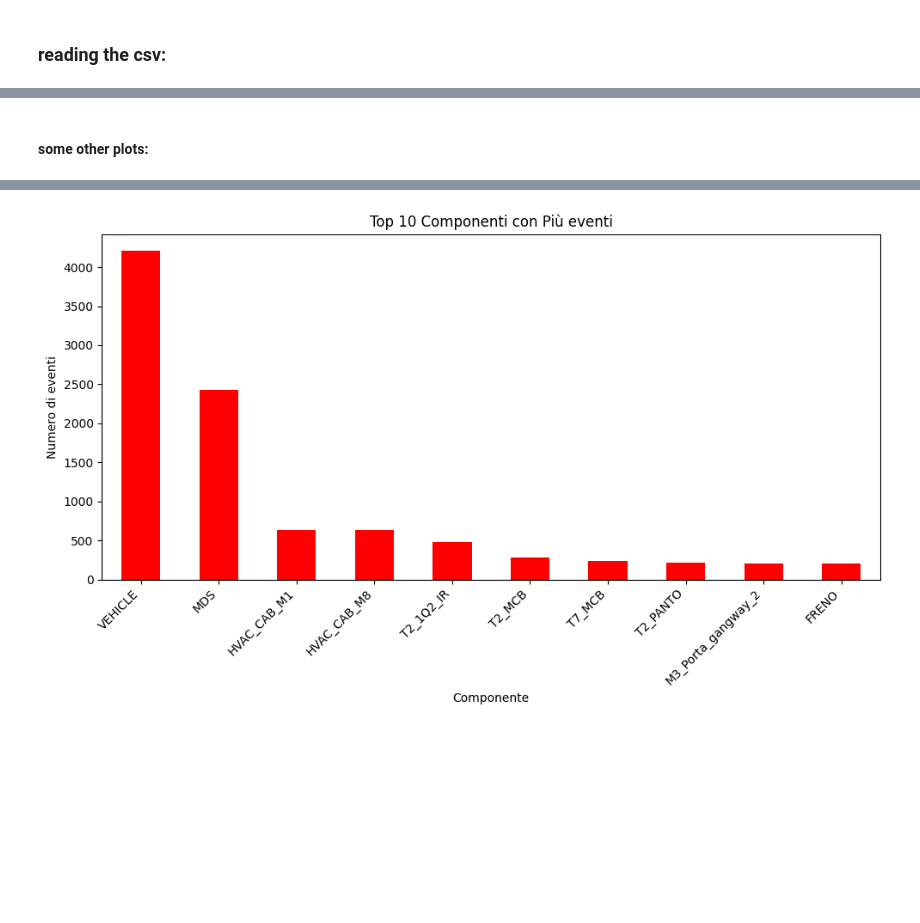
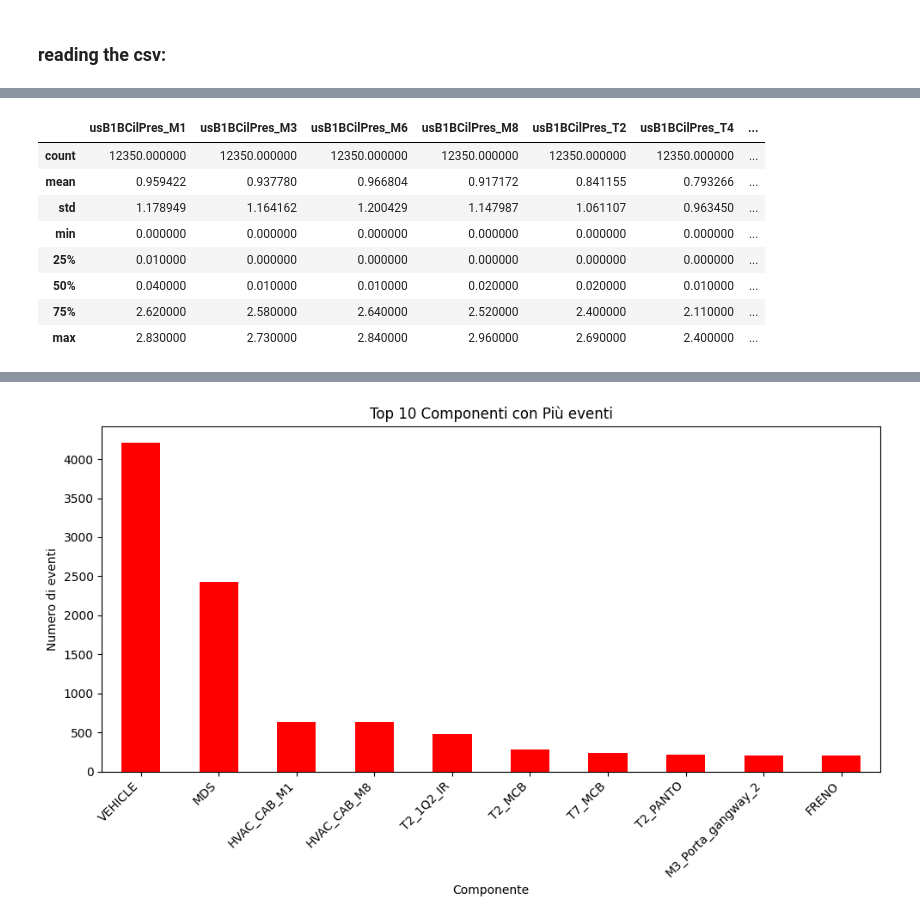
Before and after one commit to DISTA-IoT/Train_IIoT_SyntheticDataGeneration, a Jupyter notebook: synthetic_causal_system.ipynb, the cells around one changed output, grey strips where cells are left out. Drawn from its saved outputs; the diff is of its cells as text; code cells hidden in the pictures; blank space fills up the shorter version.

```diff
--- a/synthetic_causal_system.ipynb
+++ b/synthetic_causal_system.ipynb
@@ -243,0 +248,3 @@ We will use this to simulate:
+# %%
+for col in traction_control:
+    print(f'{col} has {len(dataset_new[col].unique())} unique vals')
@@ -244,50 +307,32 @@ We will use this to simulate:
 # %%
-train_state = [
-    'Durata',
-    'ldvveltreno',
-    'HMI_Iline',
-    'ldvvelimps',
-    'MDS_LedLimVel',
-    '_GPS_LAT',
-    '_GPS_LON']
-
-cab_control = [
-    'CabEnabled_M1',
-    'CabEnabled_M8',
-    'MDS_StatoMarcia',
-]
-
-traction_control = [
-    'HMI_Vline',
-    'LineVoltType',
-    'HMI_VBatt_T2', 'HMI_VBatt_T4', 'HMI_VBatt_T5', 'HMI_VBatt_T7',
-    'HMI_Irsts_T2', 'HMI_Irsts_T7']
-
 hydraulic = [
     'usB1BCilPres_M1',
     'usB1BCilPres_M3',
     'usB1BCilPres_M6',
     'usB1BCilPres_M8',
     'usB1BCilPres_T2',
     'usB1BCilPres_T4',
     'usB1BCilPres_T5',
     'usB1BCilPres_T7',
     'usB2BCilPres_M1',
     'usB2BCilPres_M3',
     'usB2BCilPres_M6',
     'usB2BCilPres_M8',
     'usB2BCilPres_T2',
     'usB2BCilPres_T4',
     'usB2BCilPres_T5',
     'usB2BCilPres_T7',
     'usBpPres', 'usMpPres'
 ]
 
-ertms = [
-    'ERTMS_PiastraSts',
-    'HMI_ACPntSts_T2', 'HMI_ACPntSts_T7', 'HMI_DCPntSts_T2', 'HMI_DCPntSts_T7',
-    'LineVoltType',
-    'HMI_impSIL'
-]
+dataset_new[[col for col in hydraulic]].describe()
+# %% [output]
+|  | usB1BCilPres_M1 | usB1BCilPres_M3 | usB1BCilPres_M6 | usB1BCilPres_M8 | usB1BCilPres_T2 | usB1BCilPres_T4 | ... |
+| count | 12350.000000 | 12350.000000 | 12350.000000 | 12350.000000 | 12350.000000 | 12350.000000 | ... |
+| mean | 0.959422 | 0.937780 | 0.966804 | 0.917172 | 0.841155 | 0.793266 | ... |
+| std | 1.178949 | 1.164162 | 1.200429 | 1.147987 | 1.061107 | 0.963450 | ... |
+| min | 0.000000 | 0.000000 | 0.000000 | 0.000000 | 0.000000 | 0.000000 | ... |
+| 25% | 0.010000 | 0.000000 | 0.000000 | 0.000000 | 0.000000 | 0.000000 | ... |
+| 50% | 0.040000 | 0.010000 | 0.010000 | 0.020000 | 0.020000 | 0.010000 | ... |
+| 75% | 2.620000 | 2.580000 | 2.640000 | 2.520000 | 2.400000 | 2.110000 | ... |
+| max | 2.830000 | 2.730000 | 2.840000 | 2.960000 | 2.690000 | 2.400000 | ... |
-# %% [markdown]
-#### some other plots:
```
Also changed, not shown: parts of 28 cells of this notebook.
